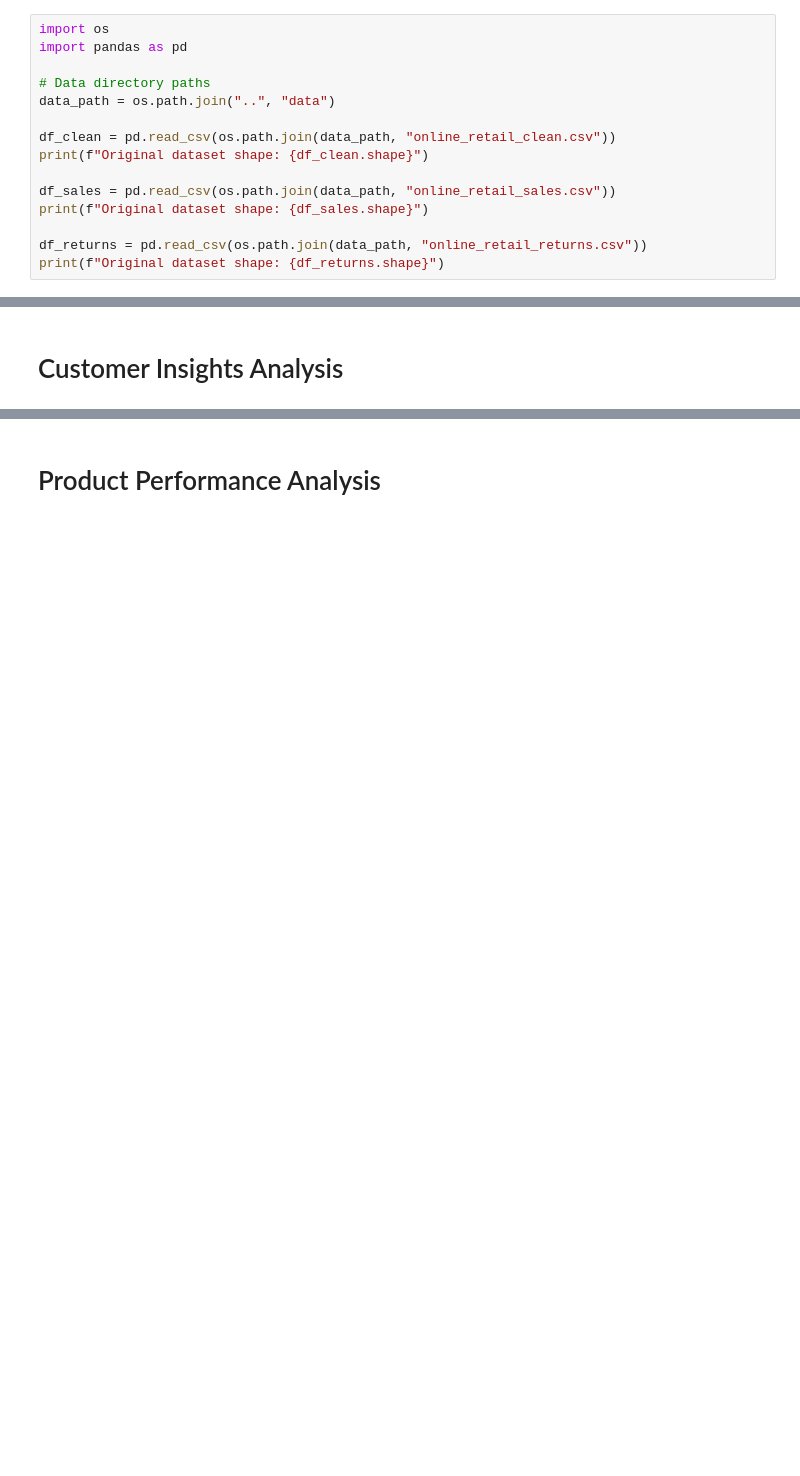
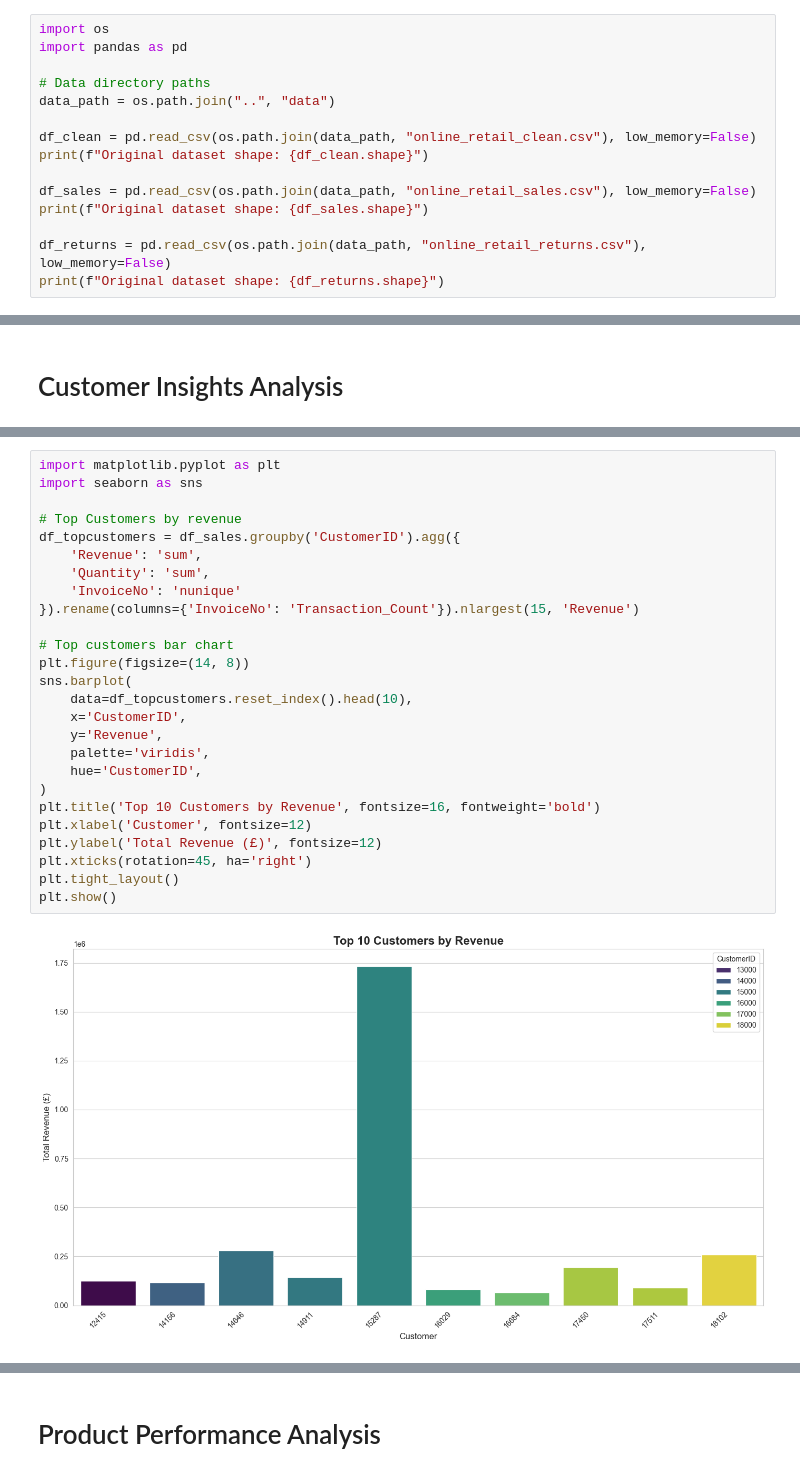
Before and after one commit to dumindagamage/dataAnalyticsProject01, a Jupyter notebook: jupyter_notebooks/online_retail_analysis.ipynb, the cells around one changed output, grey strips where cells are left out. Saved outputs shown, nothing was run; the diff lists cells and outputs as text; blank space fills up the shorter version.

```diff
--- a/jupyter_notebooks/online_retail_analysis.ipynb
+++ b/jupyter_notebooks/online_retail_analysis.ipynb
@@ -25,13 +26,13 @@ import pandas as pd
 # Data directory paths
 data_path = os.path.join("..", "data")
 
-df_clean = pd.read_csv(os.path.join(data_path, "online_retail_clean.csv"))
+df_clean = pd.read_csv(os.path.join(data_path, "online_retail_clean.csv"), low_memory=False)
 print(f"Original dataset shape: {df_clean.shape}")
 
-df_sales = pd.read_csv(os.path.join(data_path, "online_retail_sales.csv"))
+df_sales = pd.read_csv(os.path.join(data_path, "online_retail_sales.csv"), low_memory=False)
 print(f"Original dataset shape: {df_sales.shape}")
 
-df_returns = pd.read_csv(os.path.join(data_path, "online_retail_returns.csv"))
+df_returns = pd.read_csv(os.path.join(data_path, "online_retail_returns.csv"), low_memory=False)
 print(f"Original dataset shape: {df_returns.shape}")
 # %% [output]
 Original dataset shape: (536637, 14)
@@ -285,0 +241,28 @@ plt.show()
+# %%
+import matplotlib.pyplot as plt
+import seaborn as sns
+
+# Top Customers by revenue
+df_topcustomers = df_sales.groupby('CustomerID').agg({
+    'Revenue': 'sum',
+    'Quantity': 'sum',
+    'InvoiceNo': 'nunique'
+}).rename(columns={'InvoiceNo': 'Transaction_Count'}).nlargest(15, 'Revenue')
+
+# Top customers bar chart
+plt.figure(figsize=(14, 8))
+sns.barplot(
+    data=df_topcustomers.reset_index().head(10),
+    x='CustomerID',
+    y='Revenue',
+    palette='viridis',
+    hue='CustomerID',
+)
+plt.title('Top 10 Customers by Revenue', fontsize=16, fontweight='bold')
+plt.xlabel('Customer', fontsize=12)
+plt.ylabel('Total Revenue (£)', fontsize=12)
+plt.xticks(rotation=45, ha='right')
+plt.tight_layout()
+plt.show()
+# %% [output]
+[figure, added]
```
Also changed, not shown: parts of 23 cells of this notebook.
